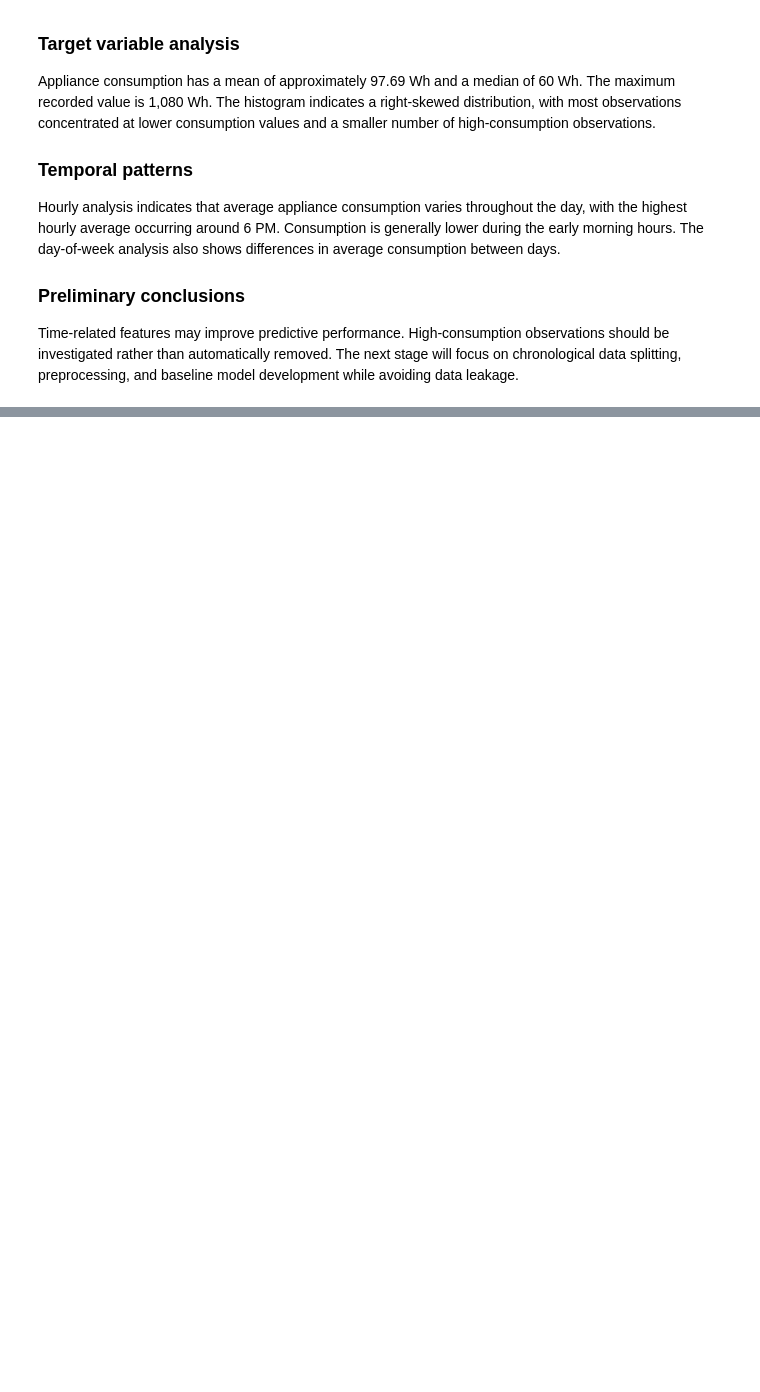
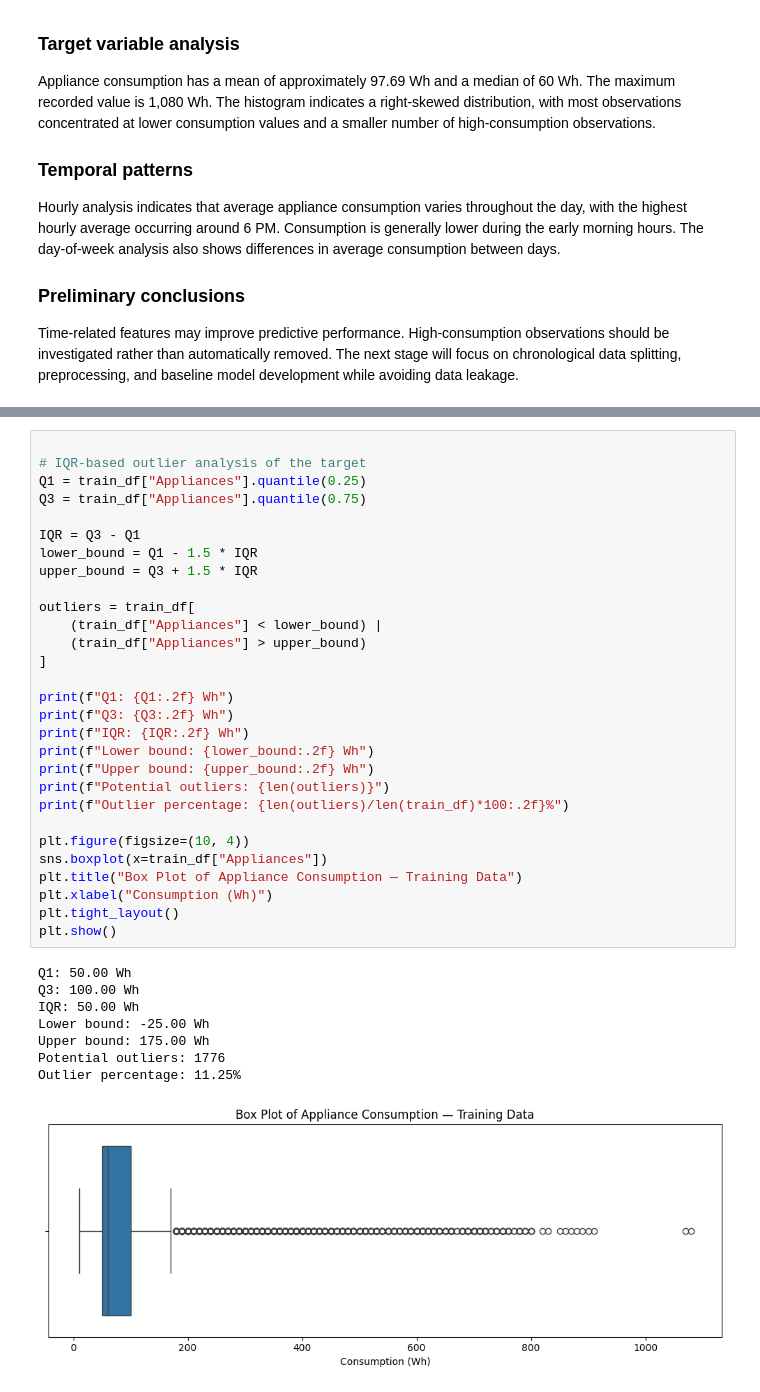
Before and after one commit to Dhanushka0626/Appliance-Energy-Prediction, a Jupyter notebook: Appliance_Energy_Prediction.ipynb, the cells around one changed output, grey strips where cells are left out. Saved outputs shown, nothing was run; the diff lists cells and outputs as text; blank space fills up the shorter version.

```diff
--- a/Appliance_Energy_Prediction.ipynb
+++ b/Appliance_Energy_Prediction.ipynb
@@ -309,0 +453,38 @@ Time-related features may improve predictive performance. High-consumption obser
+# %%
+
+# IQR-based outlier analysis of the target
+Q1 = train_df["Appliances"].quantile(0.25)
+Q3 = train_df["Appliances"].quantile(0.75)
+
+IQR = Q3 - Q1
+lower_bound = Q1 - 1.5 * IQR
+upper_bound = Q3 + 1.5 * IQR
+
+outliers = train_df[
+    (train_df["Appliances"] < lower_bound) |
+    (train_df["Appliances"] > upper_bound)
+]
+
+print(f"Q1: {Q1:.2f} Wh")
+print(f"Q3: {Q3:.2f} Wh")
+print(f"IQR: {IQR:.2f} Wh")
+print(f"Lower bound: {lower_bound:.2f} Wh")
+print(f"Upper bound: {upper_bound:.2f} Wh")
+print(f"Potential outliers: {len(outliers)}")
+print(f"Outlier percentage: {len(outliers)/len(train_df)*100:.2f}%")
+
+plt.figure(figsize=(10, 4))
+sns.boxplot(x=train_df["Appliances"])
+plt.title("Box Plot of Appliance Consumption — Training Data")
+plt.xlabel("Consumption (Wh)")
+plt.tight_layout()
+plt.show()
+# %% [output]
+Q1: 50.00 Wh
+Q3: 100.00 Wh
+IQR: 50.00 Wh
+Lower bound: -25.00 Wh
+Upper bound: 175.00 Wh
+Potential outliers: 1776
+Outlier percentage: 11.25%
+[figure, added]
```
Also changed, not shown: parts of 23 cells of this notebook.
